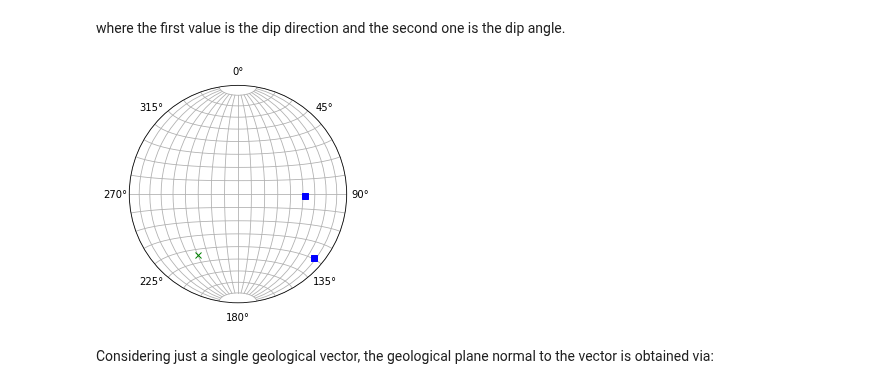
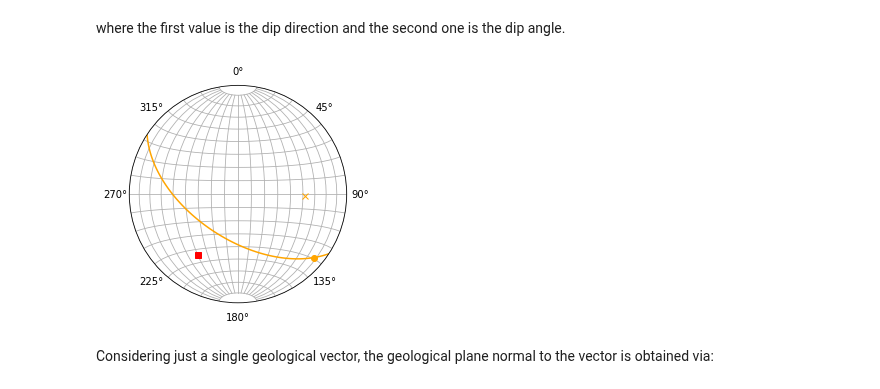
Before and after one commit to mauroalberti/gsf, a Jupyter notebook: notebooks/pygsf 1 - geometry.ipynb, the cells around one changed output. Drawn from its saved outputs; the diff is of its cells as text; code cells hidden in the pictures.

```diff
--- a/notebooks/pygsf 1 - geometry.ipynb
+++ b/notebooks/pygsf 1 - geometry.ipynb
@@ -318,9 +319,9 @@ GVect(213.27, -33.60)
 # %% [markdown]
 where the first value is the dip direction and the second one is the dip angle.
 # %%
-splot([(gv1, gv2, "c=blue, m=s"), gplane, (ngv, "c=green")])
+splot([(gv1, gv2, "c=orange"), (gplane, "c=orange"), (ngv, "m=s,c=red")])
 # %% [output]
-[figure, old version]
+[figure, new version]
 # %% [markdown]
 Considering just a single geological vector, the geological plane normal to the vector is obtained via:
 # %%
```
Also changed, not shown: parts of 6 cells of this notebook, 3 other files.
